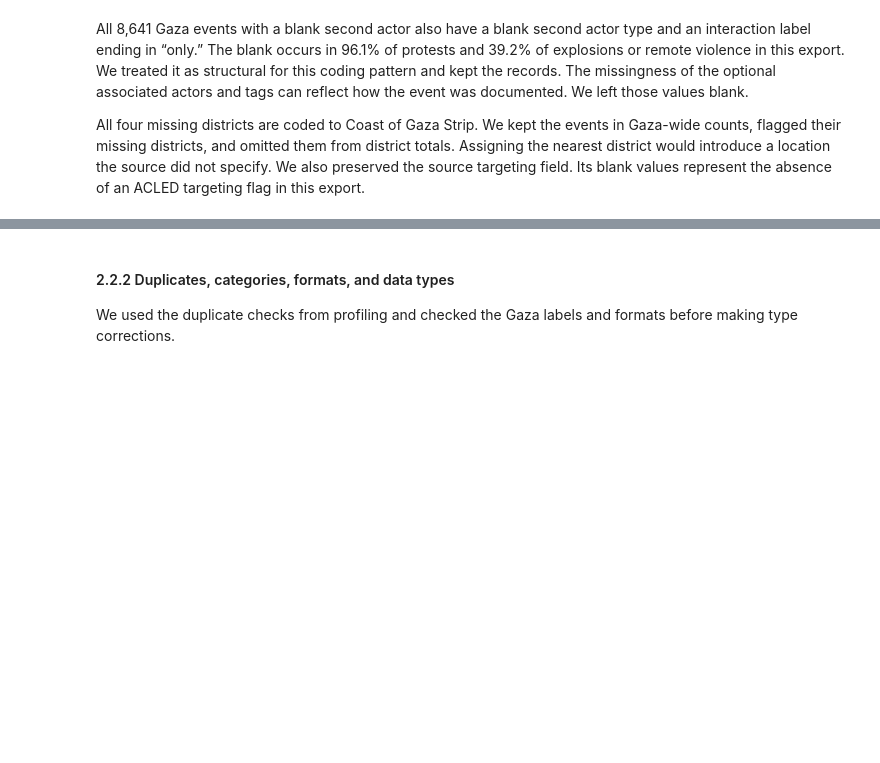
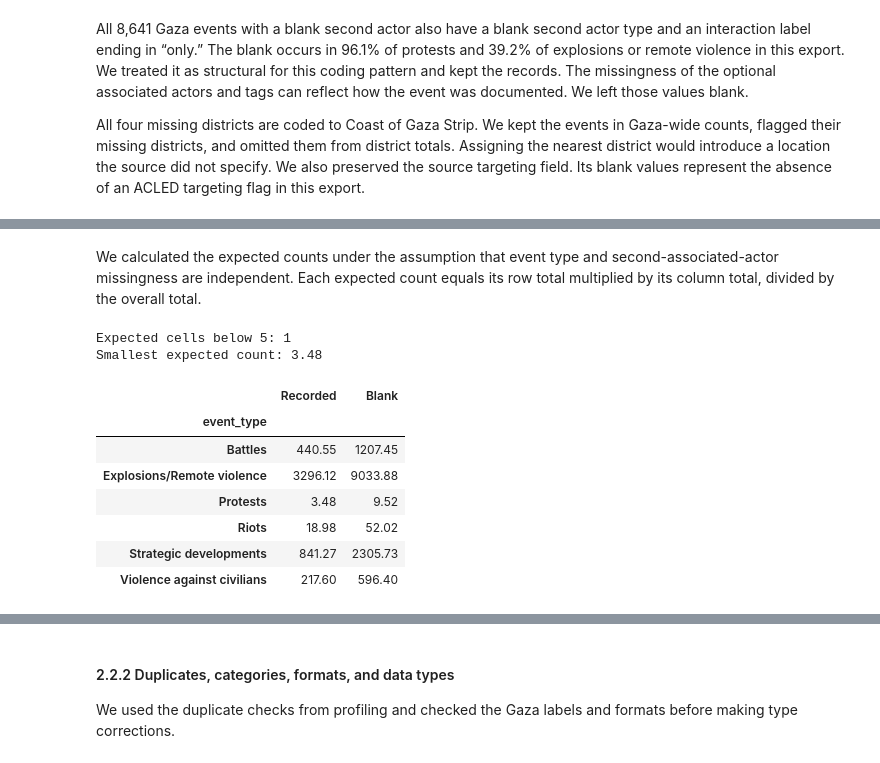
Before and after one commit to apaolol/DMA-PIT, a Jupyter notebook: DMA_PHASE2.ipynb, the cells around one changed output, grey strips where cells are left out. Drawn from its saved outputs; the diff is of its cells as text; code cells hidden in the pictures; blank space fills up the shorter version.

Commit message:
fixed missing case analysis

```diff
--- a/DMA_PHASE2.ipynb
+++ b/DMA_PHASE2.ipynb
@@ -253,0 +293,21 @@ The second-actor blanks vary by observed event type. For the optional fields, we
+# %% [markdown]
+We calculated the expected counts under the assumption that event type and second-associated-actor missingness are independent. Each expected count equals its row total multiplied by its column total, divided by the overall total.
+# %%
+expected = pd.DataFrame(
+    np.outer(counts.sum(axis=1), counts.sum(axis=0)) / counts.to_numpy().sum(),
+    index=counts.index, columns=counts.columns,
+)
+display(expected.round(2))
+print("Expected cells below 5:", (expected < 5).sum().sum())
+print("Smallest expected count:", round(expected.min().min(), 2))
+# %% [output]
+Expected cells below 5: 1
+Smallest expected count: 3.48
+|  | Recorded | Blank |
+| event_type |  |  |
+| Battles | 440.55 | 1207.45 |
+| Explosions/Remote violence | 3296.12 | 9033.88 |
+| Protests | 3.48 | 9.52 |
+| Riots | 18.98 | 52.02 |
+| Strategic developments | 841.27 | 2305.73 |
+| Violence against civilians | 217.60 | 596.40 |
```
Also changed, not shown: parts of 9 cells of this notebook, 1 other file.
